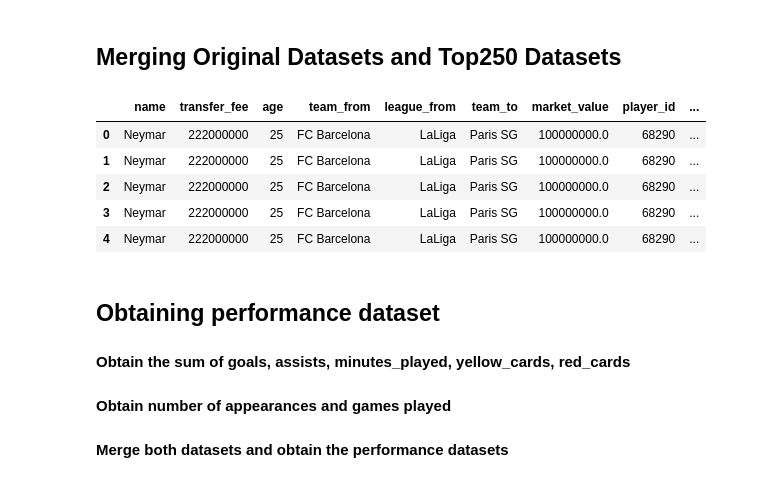
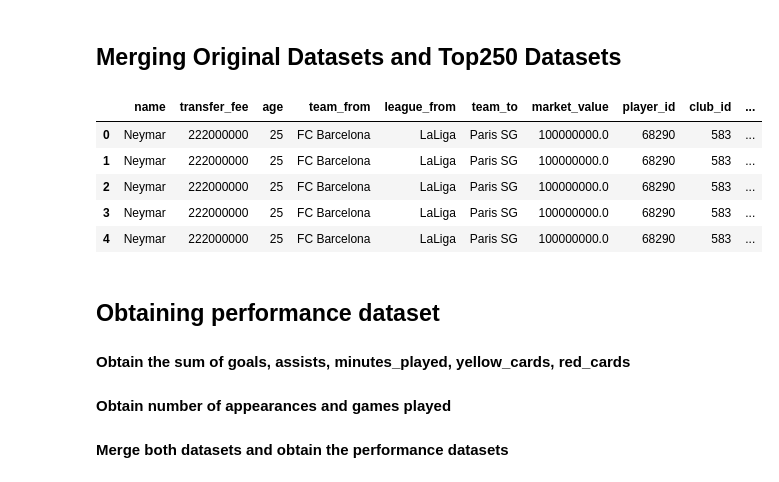
Before and after one commit to Edgarhv/Predicting-Football-soccer-using-a-Machine-Learning-Model, a Jupyter notebook: Feature_Selection.ipynb, the cells around one changed output. Saved outputs shown, nothing was run; the diff lists cells and outputs as text; code cells hidden in the pictures.

Commit message:
Adding club market value

```diff
--- a/Feature_Selection.ipynb
+++ b/Feature_Selection.ipynb
@@ -45,6 +45,6 @@ games_df.head()
 # %%
 # Mantaining columns in clubs df
 clubs_df = clubs_df[['club_id', 'pretty_name', 'total_market_value']]
-clubs_df.rename(columns={"pretty_name": "name"}, inplace=True)
+clubs_df.rename(columns={"pretty_name": "club_name"}, inplace=True)
 clubs_df.head()
 # %% [output]
@@ -58,6 +58,7 @@ clubs_df.head()
 # Mantaining columns in players df
 players_df = players_df[['player_id', 'pretty_name', 'current_club_id', 'country_of_birth', \
                          'country_of_citizenship', 'position']]
-players_df.rename(columns={"pretty_name": "name"}, inplace=True)
+players_df.rename(columns={"pretty_name": "name",
+                          "current_club_id": "club_id"}, inplace=True)
 players_df.head()
 # %% [output]
@@ -127,0 +131,3 @@ players_in_2018.head()
+# %%
+players_in_2018 = pd.merge(players_in_2018, clubs_df, how="inner", on=["club_id", "club_id"])
+players_in_2018.head()
@@ -147,14 +160,16 @@ See the caveats in the documentation: https://pandas.pydata.org/pandas-docs/stab
 ## Merging Original Datasets and Top250 Datasets
 # %%
 mix_df =  pd.merge(top250_season_2018, players_in_2018, how="inner", on=["name", "name"])
+mix_df.drop(columns=["club_name"], inplace=True)
+mix_df.rename(columns={'total_market_value': 'club_market_value'}, inplace=True)
 mix_df.head()
 # %% [output]
-|  | name | transfer_fee | age | team_from | league_from | team_to | market_value | player_id | ... |
-| 0 | Neymar | 222000000 | 25 | FC Barcelona | LaLiga | Paris SG | 100000000.0 | 68290 | ... |
-| 1 | Neymar | 222000000 | 25 | FC Barcelona | LaLiga | Paris SG | 100000000.0 | 68290 | ... |
-| 2 | Neymar | 222000000 | 25 | FC Barcelona | LaLiga | Paris SG | 100000000.0 | 68290 | ... |
-| 3 | Neymar | 222000000 | 25 | FC Barcelona | LaLiga | Paris SG | 100000000.0 | 68290 | ... |
-| 4 | Neymar | 222000000 | 25 | FC Barcelona | LaLiga | Paris SG | 100000000.0 | 68290 | ... |
+|  | name | transfer_fee | age | team_from | league_from | team_to | market_value | player_id | club_id | ... |
+| 0 | Neymar | 222000000 | 25 | FC Barcelona | LaLiga | Paris SG | 100000000.0 | 68290 | 583 | ... |
+| 1 | Neymar | 222000000 | 25 | FC Barcelona | LaLiga | Paris SG | 100000000.0 | 68290 | 583 | ... |
+| 2 | Neymar | 222000000 | 25 | FC Barcelona | LaLiga | Paris SG | 100000000.0 | 68290 | 583 | ... |
+| 3 | Neymar | 222000000 | 25 | FC Barcelona | LaLiga | Paris SG | 100000000.0 | 68290 | 583 | ... |
+| 4 | Neymar | 222000000 | 25 | FC Barcelona | LaLiga | Paris SG | 100000000.0 | 68290 | 583 | ... |
 # %% [markdown]
 ## Obtaining performance dataset
 #### Obtain the sum of goals, assists, minutes_played, yellow_cards, red_cards
```
Also changed, not shown: parts of 7 cells of this notebook, 1 other file.
